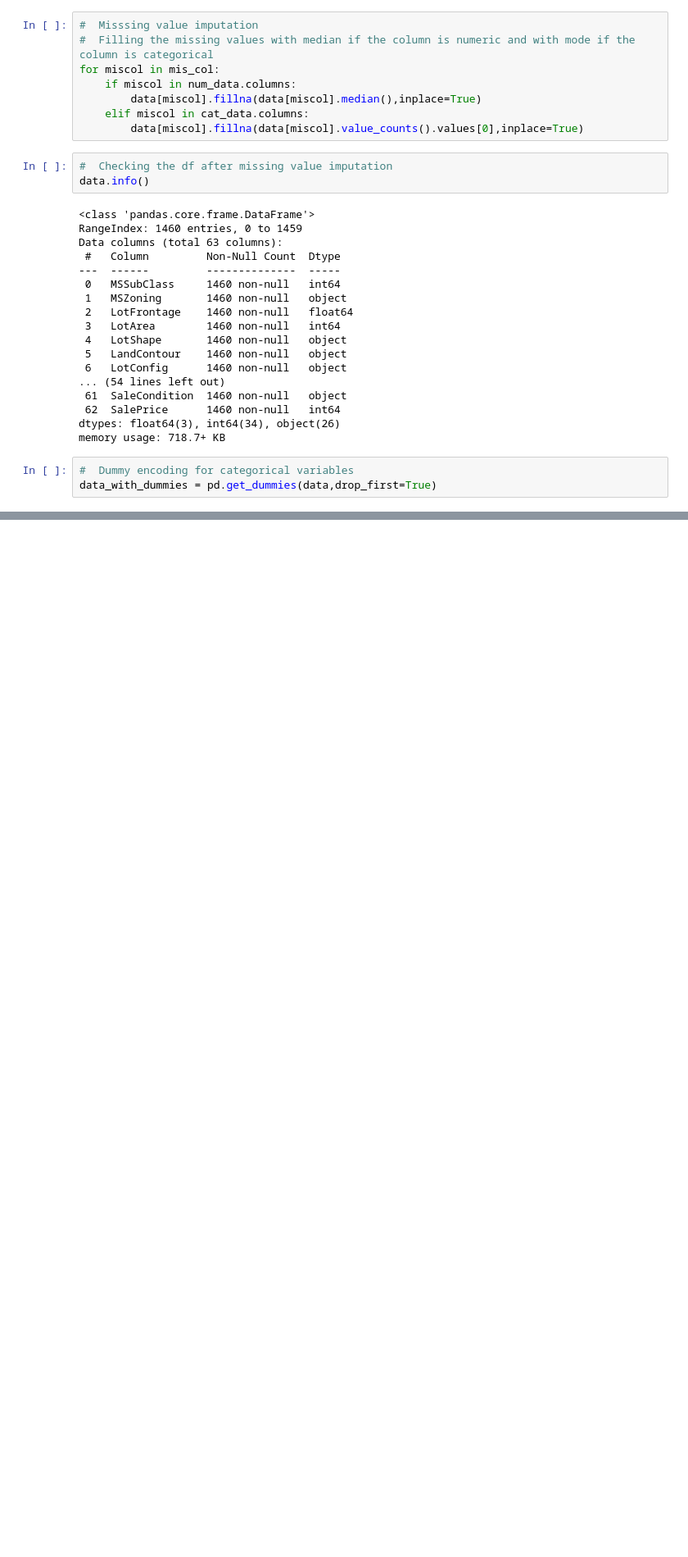
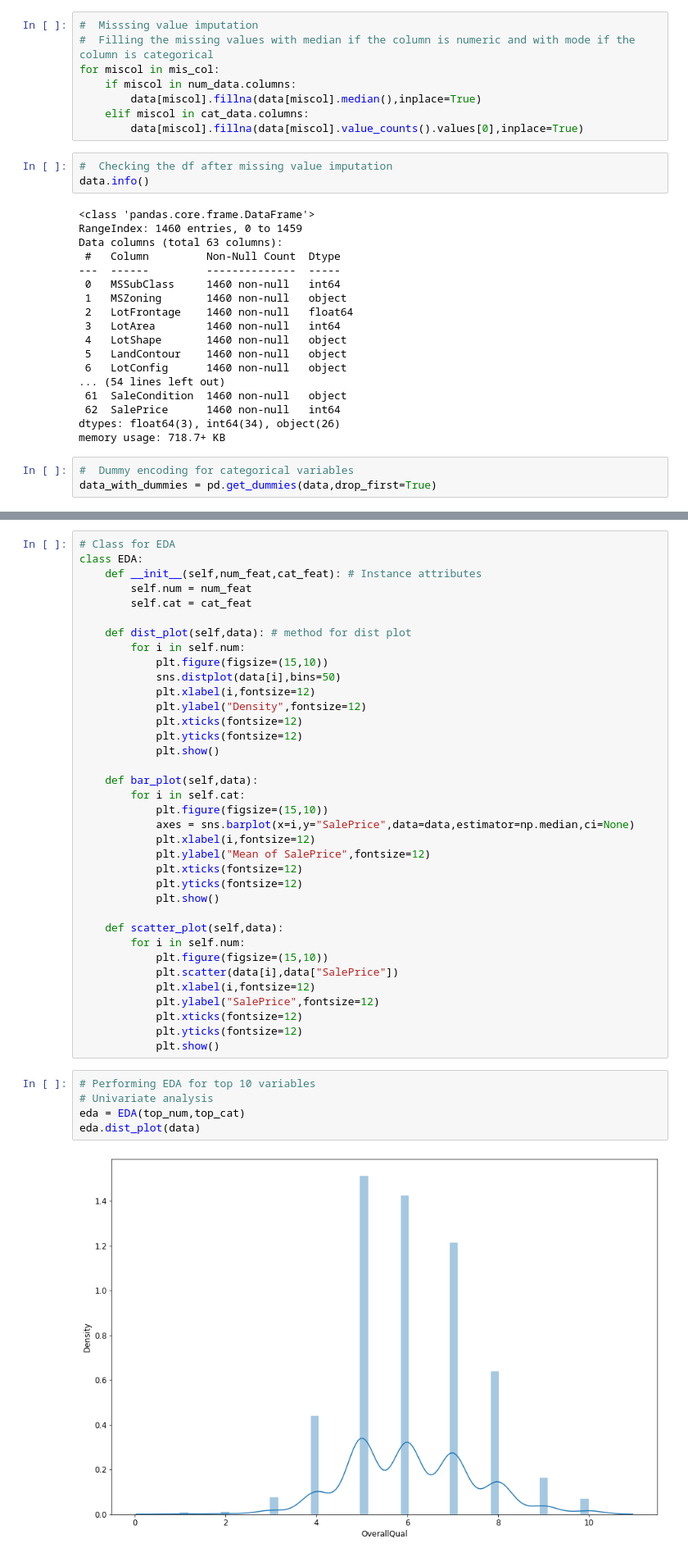
Before and after one commit to kvc0608/HousePricing, a Jupyter notebook: SurpriseHousing.ipynb, the cells around one changed output, grey strips where cells are left out. Shown at 82% size. Cells and saved outputs as stored; diff of their text form; blank space fills up the shorter version.

```diff
--- a/SurpriseHousing.ipynb
+++ b/SurpriseHousing.ipynb
@@ -220,0 +164,43 @@ coeff=coeff[coeff!=0]
+# %%
+# Class for EDA
+class EDA:
+    def __init__(self,num_feat,cat_feat): # Instance attributes
+        self.num = num_feat
+        self.cat = cat_feat
+
+    def dist_plot(self,data): # method for dist plot
+        for i in self.num:
+            plt.figure(figsize=(15,10))
+            sns.distplot(data[i],bins=50)
+            plt.xlabel(i,fontsize=12)
+            plt.ylabel("Density",fontsize=12)
+            plt.xticks(fontsize=12)
+            plt.yticks(fontsize=12)
+            plt.show()
+
+    def bar_plot(self,data):
+        for i in self.cat:
+            plt.figure(figsize=(15,10))
+            axes = sns.barplot(x=i,y="SalePrice",data=data,estimator=np.median,ci=None)
+            plt.xlabel(i,fontsize=12)
+            plt.ylabel("Mean of SalePrice",fontsize=12)
+            plt.xticks(fontsize=12)
+            plt.yticks(fontsize=12)
+            plt.show()
+
+    def scatter_plot(self,data):
+        for i in self.num:
+            plt.figure(figsize=(15,10))
+            plt.scatter(data[i],data["SalePrice"])
+            plt.xlabel(i,fontsize=12)
+            plt.ylabel("SalePrice",fontsize=12)
+            plt.xticks(fontsize=12)
+            plt.yticks(fontsize=12)
+            plt.show()
+# %%
+# Performing EDA for top 10 variables
+# Univariate analysis
+eda = EDA(top_num,top_cat)
+eda.dist_plot(data)
+# %% [output]
+[figure, added]
```
Also changed, not shown: parts of 38 cells of this notebook.
